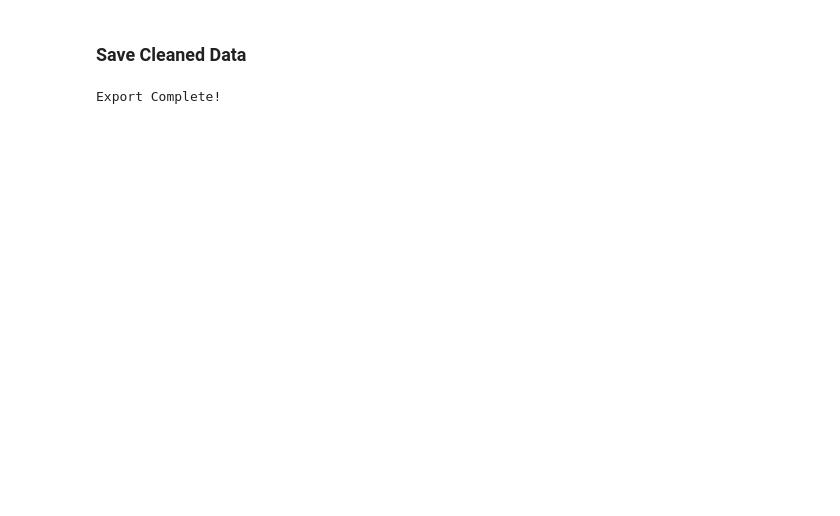
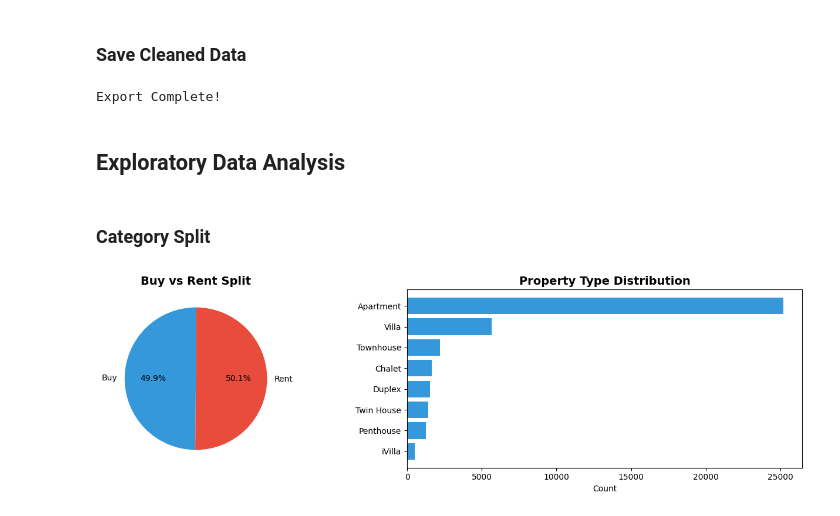
Before and after one commit to ayahalshahidd/Egypt_Property_Prices, a Jupyter notebook: real_estate_eda.ipynb, the cells around one changed output. Drawn from its saved outputs; the diff is of its cells as text; code cells hidden in the pictures; blank space fills up the shorter version.

```diff
--- a/real_estate_eda.ipynb
+++ b/real_estate_eda.ipynb
@@ -418,3 +432,51 @@ final_pandas_df.to_csv(output_file, index=False, encoding='utf-8-sig')
 print(f"Export Complete!")
 # %% [output]
 Export Complete!
+# %% [markdown]
+## Exploratory Data Analysis
+# %% [markdown]
+### Category Split
+# %%
+from pyspark.sql.functions import col, count, desc
+import matplotlib.pyplot as plt
+
+# 1. Aggregation for 'Buy vs Rent Split'
+# We count categories directly in Spark
+cat_counts_df = df_raw.groupBy("category").count().toPandas()
+
+# 2. Aggregation for 'Property Type Distribution'
+# We group, count, sort descending, and take the top 8
+top_types_df = df_raw.groupBy("property_type") \
+    .agg(count("*").alias("count")) \
+    .orderBy(desc("count")) \
+    .limit(8) \
+    .toPandas()
+
+# --- PLOTTING ---
+PALETTE = ["#3498db", "#e74c3c"] # Standard blue/red palette
+fig, axes = plt.subplots(1, 2, figsize=(14, 4))
+
+# Left Plot: Pie Chart (Buy vs Rent)
+axes[0].pie(
+    cat_counts_df["count"],
+    labels=[str(x).title() for x in cat_counts_df["category"]],
+    autopct="%1.1f%%",
+    colors=PALETTE[:2],
+    startangle=90
+)
+axes[0].set_title("Buy vs Rent Split", fontsize=14, fontweight="bold")
+
+# Right Plot: Horizontal Bar Chart (Property Types)
+# We reverse the order for the barh to match your original logic
+axes[1].barh(
+    top_types_df["property_type"][::-1],
+    top_types_df["count"][::-1],
+    color=PALETTE[0]
+)
+axes[1].set_title("Property Type Distribution", fontsize=14, fontweight="bold")
+axes[1].set_xlabel("Count")
+
+plt.tight_layout()
+plt.show()
+# %% [output]
+[figure, added]
```
Also changed, not shown: parts of 15 cells of this notebook.
